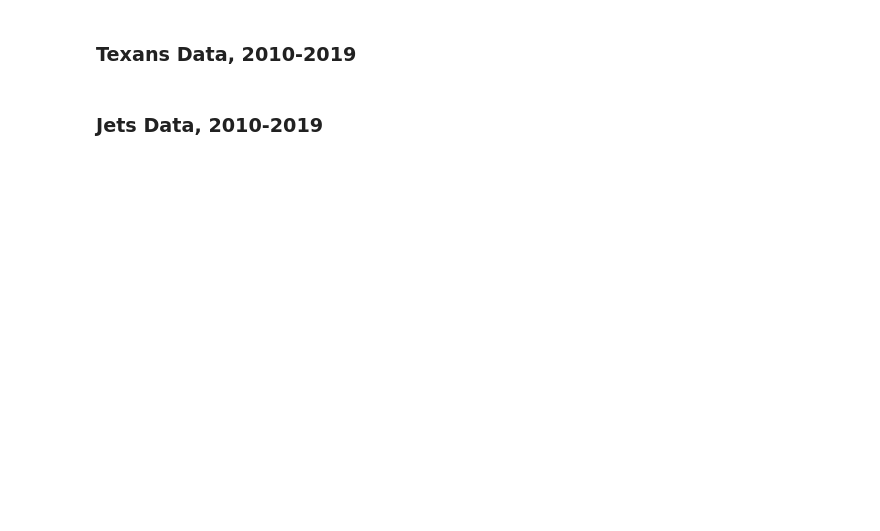
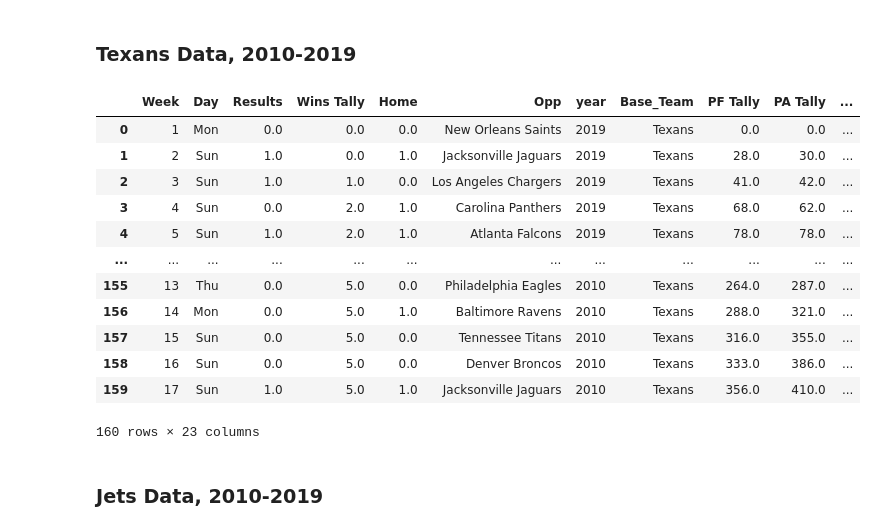
Before and after one commit to amnichols93/final_project, a Jupyter notebook: compiling.ipynb, the cells around one changed output. Saved outputs shown, nothing was run; the diff lists cells and outputs as text; code cells hidden in the pictures; blank space fills up the shorter version.

```diff
--- a/compiling.ipynb
+++ b/compiling.ipynb
@@ -2883,8 +3205,8 @@ texans_df2011 = yearly_data(df=texans_df2011, year=2011,
                         OC='Rick Dennison',
                         DC='Wade Phillips',
                         QB='Matt Schaub',
-                        QB2='T. J. Yates', QB2_range=)
-texans_df2011.loc[texans_df2011['Week'] == , 'QB'] = "Matt Leinart"
+                        QB2='T. J. Yates', QB2_range=range(13,18,1))
+texans_df2011.loc[texans_df2011['Week'] == 1, 'QB'] = "Matt Leinart"
 
 texans_df2012 = yearly_data(df=texans_df2012, year=2012,
                         HC='Gary Kubiak',
@@ -2933,31 +3255,45 @@ texans_df2017 = yearly_data(df=texans_df2017, year=2017,
 texans_df2017.loc[texans_df2017['Week'] == range(15,18,1), 'QB'] = "T. J. Yates"
 
 texans_df2018 = yearly_data(df=texans_df2018, year=2018,
                         HC="Bill O'Brien",
                         OC="Bill O'Brien",
                         DC='Romeo Crennel',
                         QB='Deshaun Watson')
 
 texans_df2019 = yearly_data(df=texans_df2019, year=2019,
                         HC="Bill O'Brien",
                         OC='Tim Kelly',
                         DC='Romeo Crennel',
                         QB='Deshaun Watson',
                         QB2='A. J. McCarron', QB2_range=17)
 
 # Make master dataframe for team
 texans_df = texans_df2019.append(texans_df2018, ignore_index=True)
 texans_df = texans_df.append(texans_df2017, ignore_index=True)
 texans_df = texans_df.append(texans_df2016, ignore_index=True)
 texans_df = texans_df.append(texans_df2015, ignore_index=True)
 texans_df = texans_df.append(texans_df2014, ignore_index=True)
 texans_df = texans_df.append(texans_df2013, ignore_index=True)
 texans_df = texans_df.append(texans_df2012, ignore_index=True)
 texans_df = texans_df.append(texans_df2011, ignore_index=True)
 texans_df = texans_df.append(texans_df2010, ignore_index=True)
 
 texans_df['Base_Team'] = 'Texans'
 texans_df = texans_df.sort_values(by=['year', 'Week'], ascending=[False, True])
 
 texans_df
+# %% [output]
+|  | Week | Day | Results | Wins Tally | Home | Opp | year | Base_Team | PF Tally | PA Tally | ... |
+| 0 | 1 | Mon | 0.0 | 0.0 | 0.0 | New Orleans Saints | 2019 | Texans | 0.0 | 0.0 | ... |
+| 1 | 2 | Sun | 1.0 | 0.0 | 1.0 | Jacksonville Jaguars | 2019 | Texans | 28.0 | 30.0 | ... |
+| 2 | 3 | Sun | 1.0 | 1.0 | 0.0 | Los Angeles Chargers | 2019 | Texans | 41.0 | 42.0 | ... |
+| 3 | 4 | Sun | 0.0 | 2.0 | 1.0 | Carolina Panthers | 2019 | Texans | 68.0 | 62.0 | ... |
+| 4 | 5 | Sun | 1.0 | 2.0 | 1.0 | Atlanta Falcons | 2019 | Texans | 78.0 | 78.0 | ... |
+| ... | ... | ... | ... | ... | ... | ... | ... | ... | ... | ... | ... |
+| 155 | 13 | Thu | 0.0 | 5.0 | 0.0 | Philadelphia Eagles | 2010 | Texans | 264.0 | 287.0 | ... |
+| 156 | 14 | Mon | 0.0 | 5.0 | 1.0 | Baltimore Ravens | 2010 | Texans | 288.0 | 321.0 | ... |
+| 157 | 15 | Sun | 0.0 | 5.0 | 0.0 | Tennessee Titans | 2010 | Texans | 316.0 | 355.0 | ... |
+| 158 | 16 | Sun | 0.0 | 5.0 | 0.0 | Denver Broncos | 2010 | Texans | 333.0 | 386.0 | ... |
+| 159 | 17 | Sun | 1.0 | 5.0 | 1.0 | Jacksonville Jaguars | 2010 | Texans | 356.0 | 410.0 | ... |
+160 rows × 23 columns
 # %%
```
Also changed, not shown: parts of 63 cells of this notebook, 32 other files.
